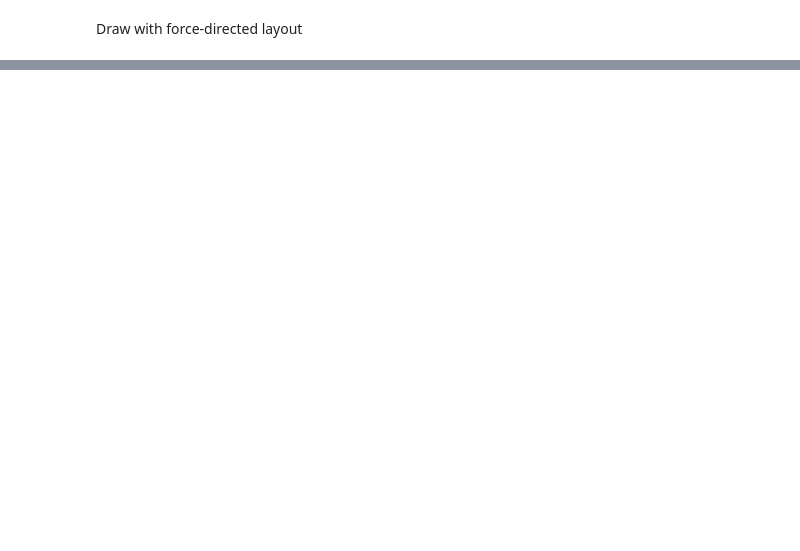
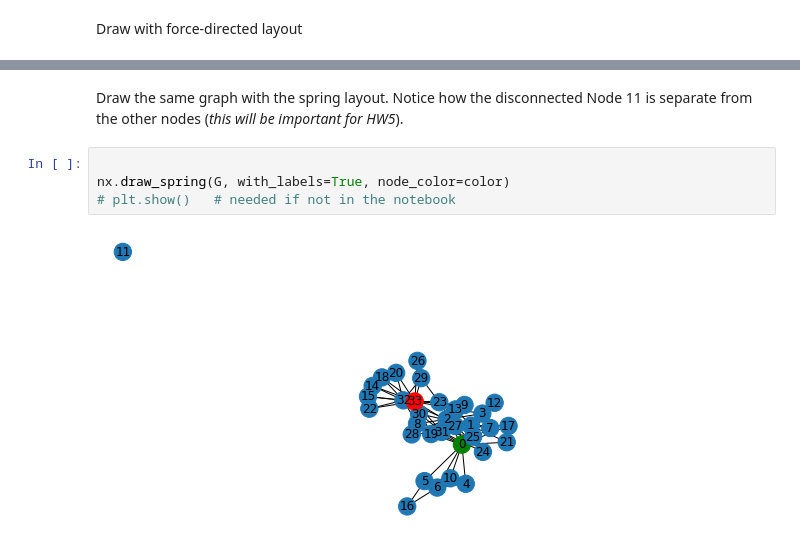
Before and after one commit to odu-cs432-websci/public, a Jupyter notebook: fall21/432_F21_NetworkX_example.ipynb, the cells around one changed output, grey strips where cells are left out. Cells and saved outputs as stored; diff of their text form; blank space fills up the shorter version.

```diff
--- a/fall21/432_F21_NetworkX_example.ipynb
+++ b/fall21/432_F21_NetworkX_example.ipynb
@@ -75,0 +81,8 @@ nx.draw_kamada_kawai(G, with_labels=True, node_color=color)
+# %% [markdown]
+Draw the same graph with the spring layout.  Notice how the disconnected Node 11 is separate from the other nodes (*this will be important for HW5*).
+# %%
+
+nx.draw_spring(G, with_labels=True, node_color=color)
+# plt.show()   # needed if not in the notebook
+# %% [output]
+[figure, added]
```
Also changed, not shown: parts of 16 cells of this notebook.
